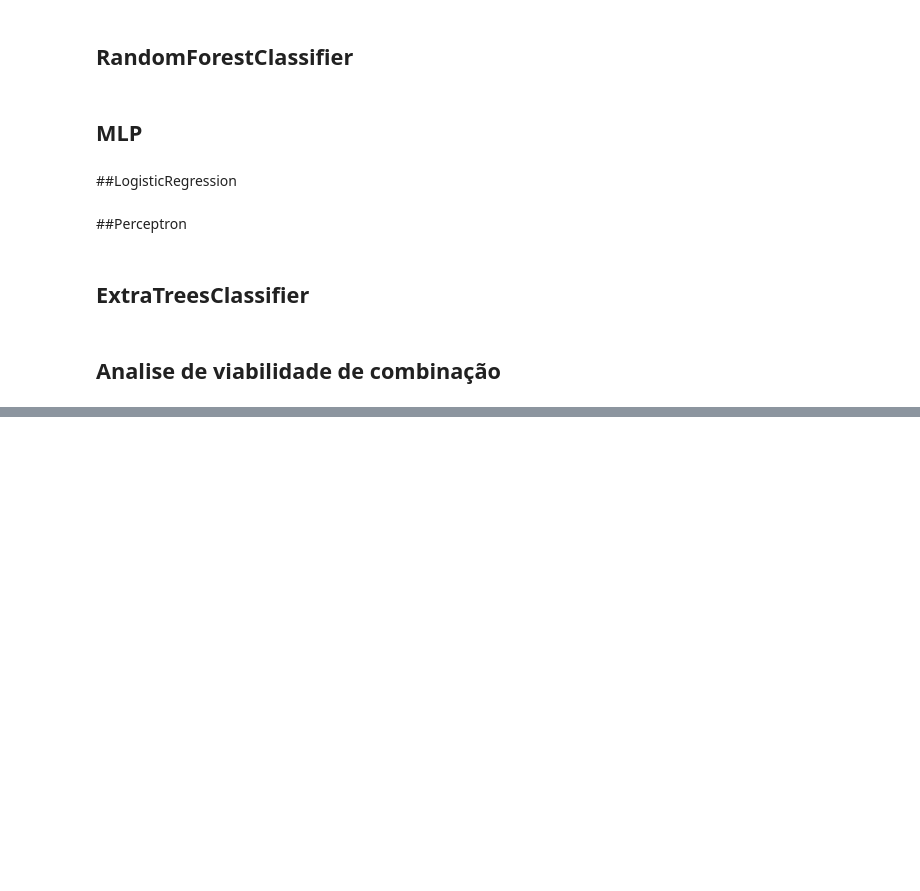
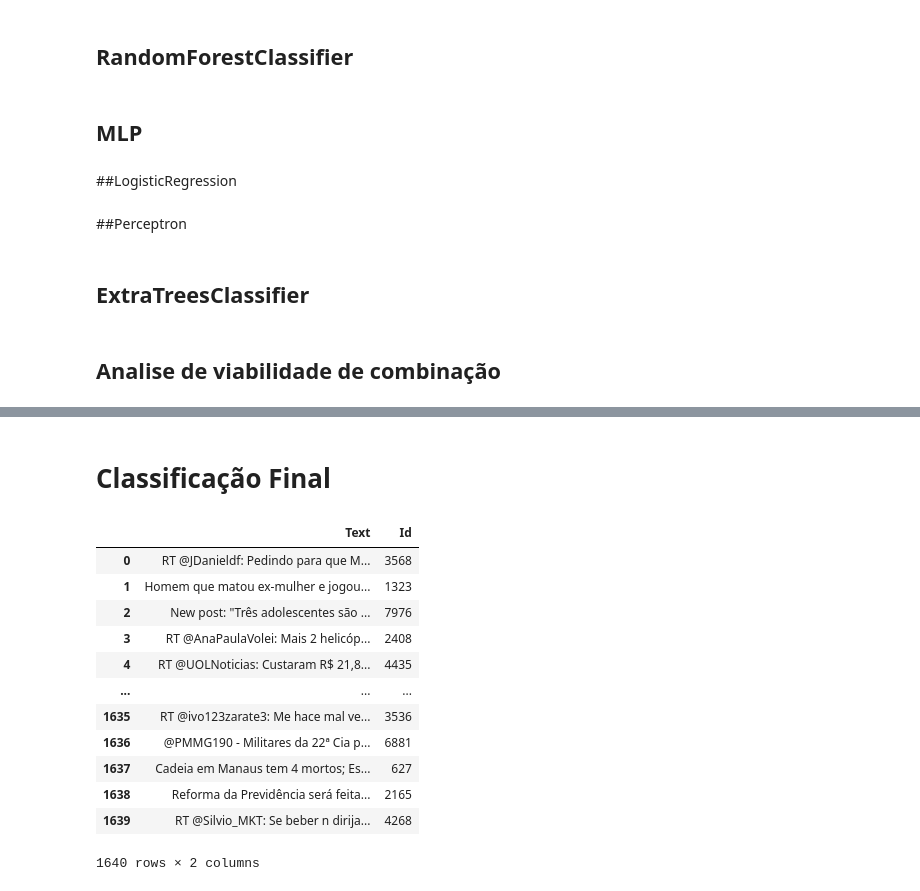
Before and after one commit to thiagorainmaker77/nlp_ufg, a Jupyter notebook: nlp_ufg.ipynb, the cells around one changed output, grey strips where cells are left out. Cells and saved outputs as stored; diff of their text form; code cells hidden in the pictures; blank space fills up the shorter version.

```diff
--- a/nlp_ufg.ipynb
+++ b/nlp_ufg.ipynb
@@ -275,0 +305,30 @@ results
+# %% [markdown]
+# Classificação Final
+# %%
+
+
+uri_teste  = 'https://raw.githubusercontent.com/thiagorainmaker77/nlp_ufg/main/test.csv'
+df_teste = pd.read_csv(uri_teste).drop(columns=['Created At',
+                                                'Geo Coordinates.latitude',
+                                                'Geo Coordinates.longitude',
+                                                'User Location',
+                                                'Username',
+                                                'User Screen Name',
+                                                'Retweet Count',
+                                                'Observação'])
+# %%
+df_teste
+# %% [output]
+|  | Text | Id |
+| 0 | RT @JDanieldf: Pedindo para que M... | 3568 |
+| 1 | Homem que matou ex-mulher e jogou... | 1323 |
+| 2 | New post: "Três adolescentes são ... | 7976 |
+| 3 | RT @AnaPaulaVolei: Mais 2 helicóp... | 2408 |
+| 4 | RT @UOLNoticias: Custaram R$ 21,8... | 4435 |
+| ... | ... | ... |
+| 1635 | RT @ivo123zarate3: Me hace mal ve... | 3536 |
+| 1636 | @PMMG190 - Militares da 22ª Cia p... | 6881 |
+| 1637 | Cadeia em Manaus tem 4 mortos; Es... | 627 |
+| 1638 | Reforma da Previdência será feita... | 2165 |
+| 1639 | RT @Silvio_MKT: Se beber n dirija... | 4268 |
+1640 rows × 2 columns
```
Also changed, not shown: parts of 17 cells of this notebook.
